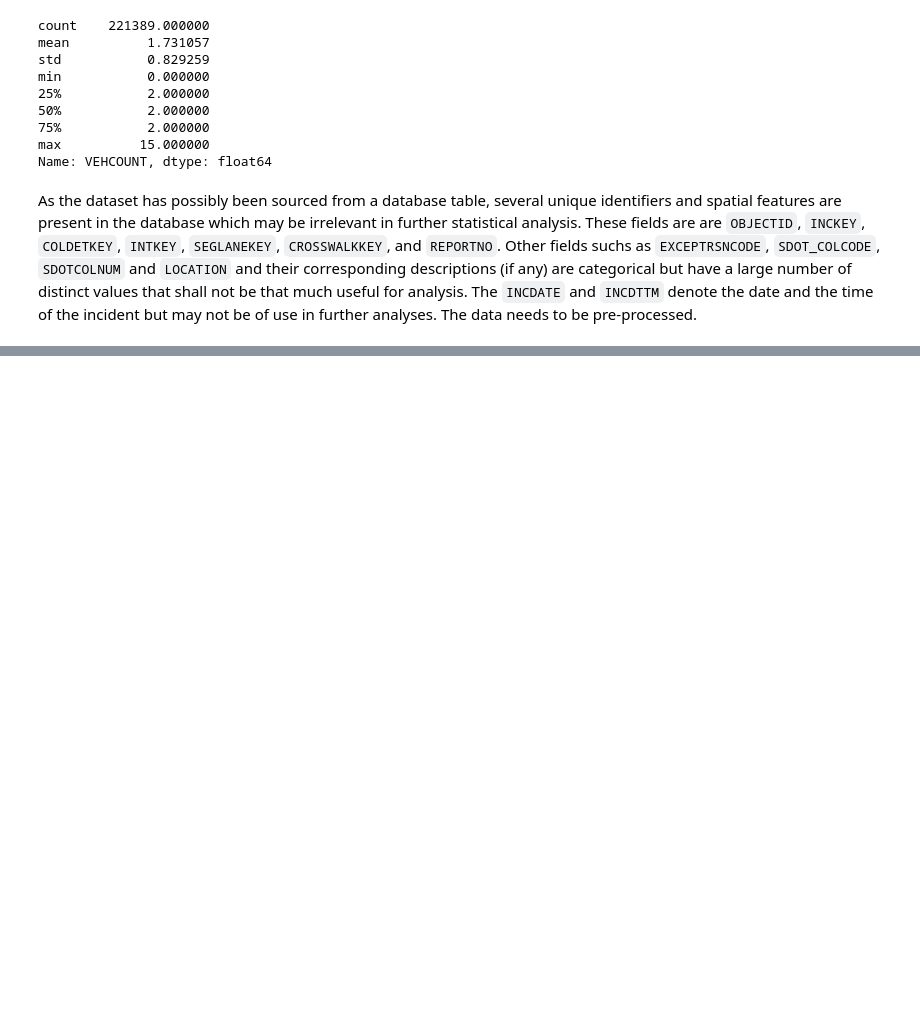
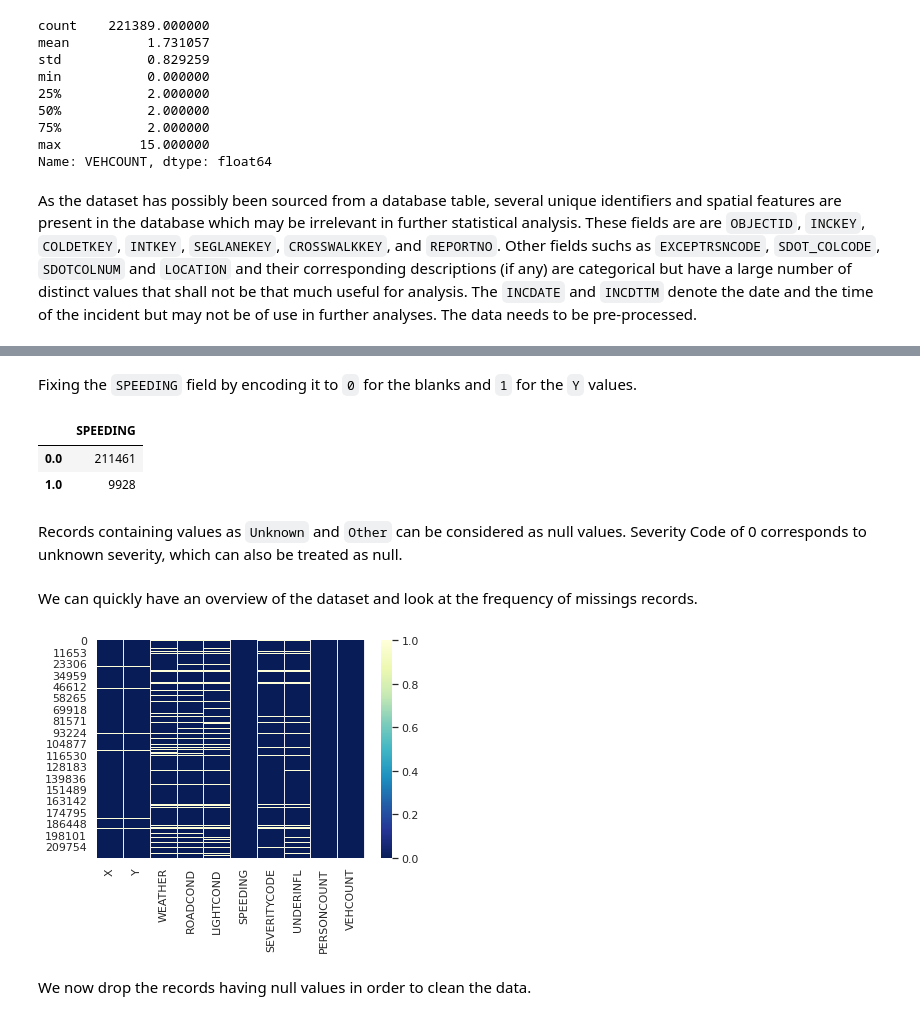
Before and after one commit to sudiptog81/ibm-data-science, a Jupyter notebook: Applied Data Science Capstone/CapstoneProject.ipynb, the cells around one changed output, grey strips where cells are left out. Saved outputs shown, nothing was run; the diff lists cells and outputs as text; code cells hidden in the pictures; blank space fills up the shorter version.

```diff
--- a/Applied Data Science Capstone/CapstoneProject.ipynb
+++ b/Applied Data Science Capstone/CapstoneProject.ipynb
@@ -202,0 +235,5 @@ As the dataset has possibly been sourced from a database table, several unique i
+# %%
+data_clean = data[['X', 'Y', 'WEATHER', 'ROADCOND', 'LIGHTCOND',
+                   'SPEEDING', 'SEVERITYCODE', 'UNDERINFL',
+                   'PERSONCOUNT', 'VEHCOUNT']]
+data_clean.info()
@@ -202,0 +258,25 @@ As the dataset has possibly been sourced from a database table, several unique i
+# %% [markdown]
+Fixing the `SPEEDING` field by encoding it to `0` for the blanks and `1` for the `Y` values.
+# %%
+data_clean['SPEEDING'] = data_clean['SPEEDING'].map({'Y': 1})
+data_clean['SPEEDING'].replace(np.nan, 0, inplace=True)
+data_clean['SPEEDING'].value_counts().to_frame()
+# %% [output]
+|  | SPEEDING |
+| 0.0 | 211461 |
+| 1.0 | 9928 |
+# %% [markdown]
+Records containing values as `Unknown` and `Other` can be considered as null values. Severity Code of 0 corresponds to unknown severity, which can also be treated as null.
+# %%
+data_clean.replace('Unknown', np.nan, inplace=True)
+data_clean.replace('Other', np.nan, inplace=True)
+data_clean['SEVERITYCODE'].replace('0', np.nan, inplace=True)
+# %% [markdown]
+We can quickly have an overview of the dataset and look at the frequency of missings records.
+# %%
+sns.heatmap(data_clean.isnull(), cmap='YlGnBu_r')
+plt.show()
+# %% [output]
+[figure, added]
+# %% [markdown]
+We now drop the records having null values in order to clean the data.
```
Also changed, not shown: parts of 52 cells of this notebook.
